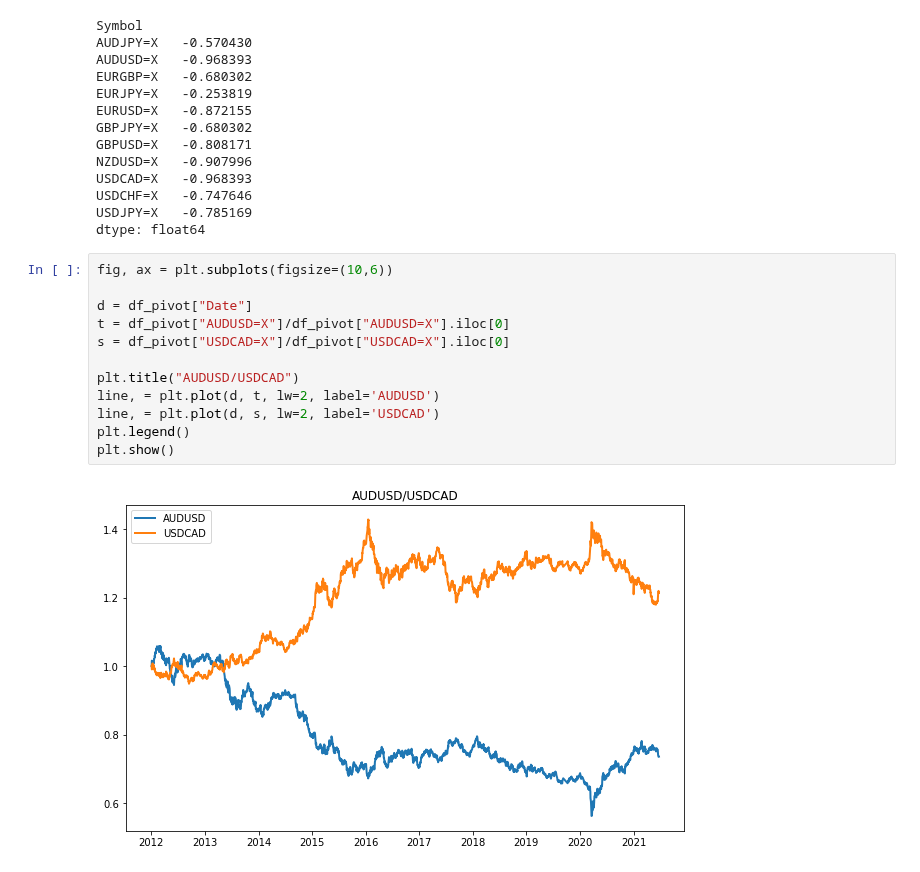
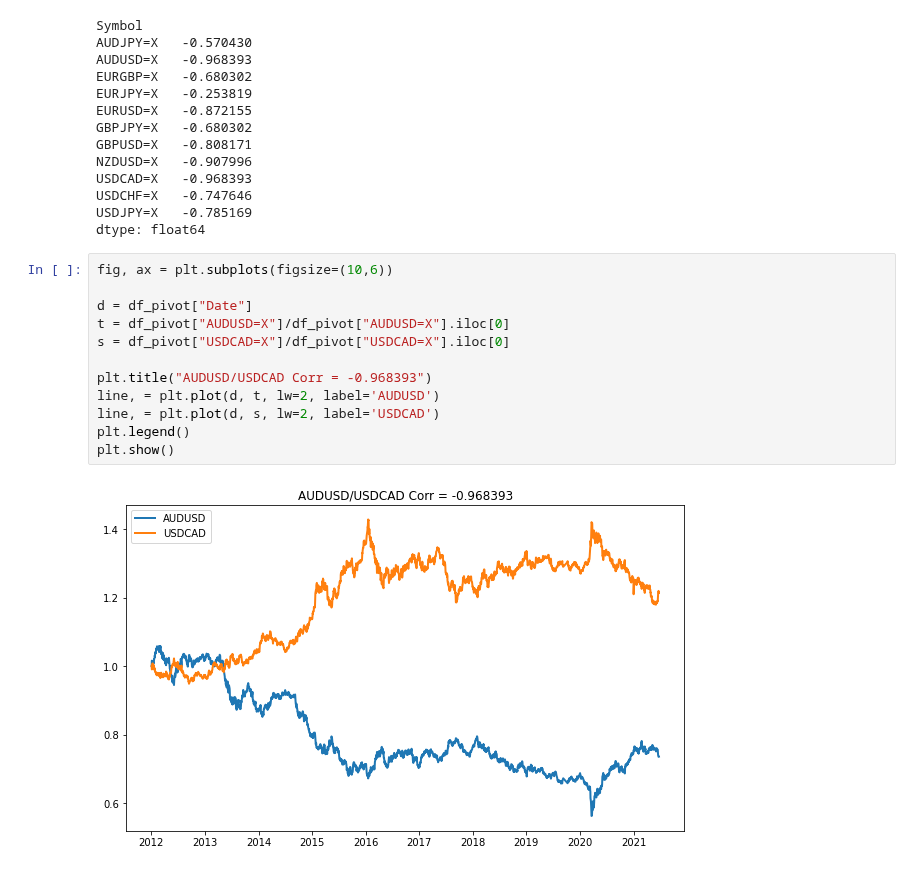
Before and after one commit to tutalae/practice-for-analysing-and-predict-the-price-of-crypto-currency, a Jupyter notebook: Corr_.ipynb, the cells around one changed output. Cells and saved outputs as stored; diff of their text form.

```diff
--- a/Corr_.ipynb
+++ b/Corr_.ipynb
@@ -107,14 +107,14 @@ dtype: float64
 # %%
 fig, ax = plt.subplots(figsize=(10,6))
 
 d = df_pivot["Date"]
 t = df_pivot["AUDUSD=X"]/df_pivot["AUDUSD=X"].iloc[0]
 s = df_pivot["USDCAD=X"]/df_pivot["USDCAD=X"].iloc[0]
 
-plt.title("AUDUSD/USDCAD")
+plt.title("AUDUSD/USDCAD Corr = -0.968393")
 line, = plt.plot(d, t, lw=2, label='AUDUSD')
 line, = plt.plot(d, s, lw=2, label='USDCAD')
 plt.legend()
 plt.show()
 # %% [output]
-[figure, old version]
+[figure, new version]
```
Also changed, not shown: parts of 3 cells of this notebook.
